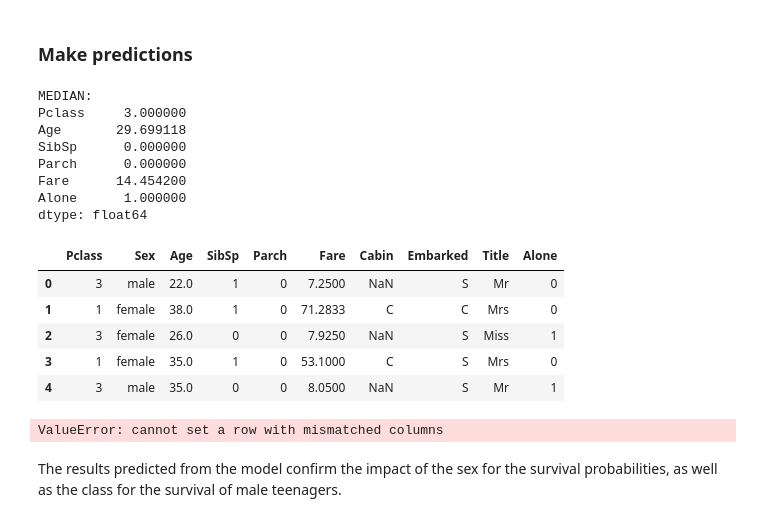
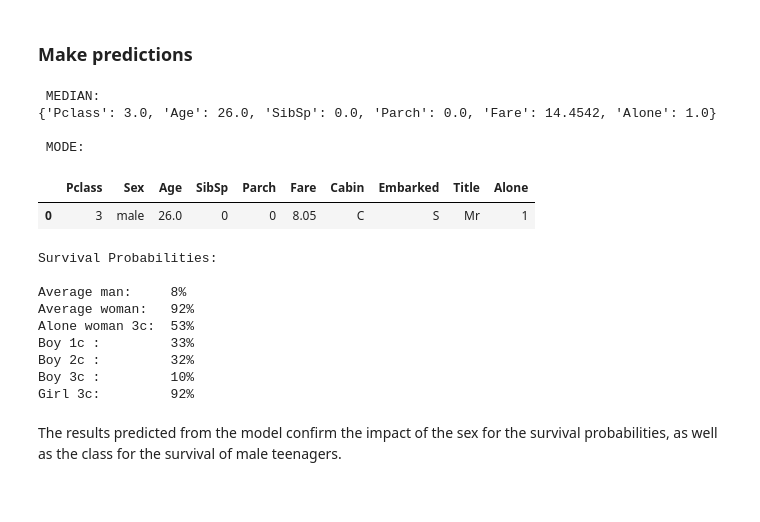
Before and after one commit to angelmtenor/data-science-keras, a Jupyter notebook: titanic.ipynb, the cells around one changed output. Drawn from its saved outputs; the diff is of its cells as text; code cells hidden in the pictures.

```diff
--- a/titanic.ipynb
+++ b/titanic.ipynb
@@ -154,0 +128,5 @@ Binary target: ~38% ones, ~62% ones. F1 score won't be used.
+# %%
+# the median of Age for different Pclass and Tittle will be used
+ref = df[['Pclass', 'Title', 'Age']].groupby(['Pclass', 'Title'], as_index=False).median()
+ref.rename(columns={'Age': 'Age_median'}, inplace=True)
+ref
@@ -154,0 +147,19 @@ Binary target: ~38% ones, ~62% ones. F1 score won't be used.
+# %%
+# temporal add Age_median to the data to fill NaNs
+df = df.merge(ref[['Pclass', 'Title', 'Age_median']], on=['Pclass', 'Title'], how='left')
+df['Age'].fillna(df['Age_median'], inplace=True)
+df.drop('Age_median', axis='columns', inplace=True)
+# %%
+# Fill rest of categorical variables with the mode
+
+modes = df[categorical].mode()   # this solves fillna issue with mode()
+for idx, f in enumerate(df[categorical]):
+    df[f] = df[f].fillna(modes.iloc[0,idx])
+
+    # df.apply(lambda x: x.fillna(x.mean()),axis=0)
+#df.mode()
+# %%
+# replace numeric NaN values with the median (not needed here)
+df.fillna(df.median(), inplace=True)
+
+helper.show_missing(df)
@@ -327,19 +378,12 @@ Test Accuracy: 0.80
 # %%
 # input data format
-print("MEDIAN: \n{}".format(df[features].median()))
-df[features].head()
+print(" MEDIAN: \n{}".format(dict(df[features].median())))
+print("\n MODE:")
+df[features].mode()
 # %% [output]
-MEDIAN:
-Pclass     3.000000
-Age       29.699118
-SibSp      0.000000
-Parch      0.000000
-Fare      14.454200
-Alone      1.000000
-dtype: float64
+ MEDIAN:
+{'Pclass': 3.0, 'Age': 26.0, 'SibSp': 0.0, 'Parch': 0.0, 'Fare': 14.4542, 'Alone': 1.0}
+
+ MODE:
 |  | Pclass | Sex | Age | SibSp | Parch | Fare | Cabin | Embarked | Title | Alone |
-| 0 | 3 | male | 22.0 | 1 | 0 | 7.2500 | NaN | S | Mr | 0 |
-| 1 | 1 | female | 38.0 | 1 | 0 | 71.2833 | C | C | Mrs | 0 |
-| 2 | 3 | female | 26.0 | 0 | 0 | 7.9250 | NaN | S | Miss | 1 |
-| 3 | 1 | female | 35.0 | 1 | 0 | 53.1000 | C | S | Mrs | 0 |
-| 4 | 3 | male | 35.0 | 0 | 0 | 8.0500 | NaN | S | Mr | 1 |
+| 0 | 3 | male | 26.0 | 0 | 0 | 8.05 | C | S | Mr | 1 |
@@ -386,17 +390,24 @@ def show_survival(passengers):
 # %%
-# single_data:['Pclass', 'Sex', 'Age', 'SibSp', 'Parch', 'Fare', 'Cabin', 'Embarked', 'Alone']
-new_passengers = {'Average man':    [2, 'male',   30, 1, 0, 14, 'n', 'S', 0],
-                  'Average woman':  [2, 'female', 30, 1, 0, 14, 'n', 'S', 0],
-                  'Alone woman 3c': [3, 'female', 30, 0, 0, 8, 'n', 'S', 1],
-                  'Boy 1c ':        [1, 'male',   11, 0, 2, 31, 'n', 'S', 0],
-                  'Boy 2c ':        [1, 'male',   11, 0, 2, 14, 'n', 'S', 0],
-                  'Boy 3c ':        [3, 'male',   11, 0, 2, 8,  'n', 'S', 0],
-                  'Girl 3c':        [1, 'female', 11, 0, 2, 8, 'n', 'S', 0],
+new_passengers = {'Average man':    [2, 'male',   26, 1, 0, 14, 'C', 'S', 'Mr', 0],
+                  'Average woman':  [2, 'female', 26, 1, 0, 14, 'C', 'S', 'Mrs', 0],
+                  'Alone woman 3c': [3, 'female', 26, 0, 0, 8,  'C', 'S', 'Miss', 1],
+                  'Boy 1c ':        [1, 'male',   11, 0, 2, 31, 'C', 'S', 'Mr', 0],
+                  'Boy 2c ':        [1, 'male',   11, 0, 2, 14, 'C', 'S', 'Mr', 0],
+                  'Boy 3c ':        [3, 'male',   11, 0, 2, 8,  'C', 'S', 'Mr', 0],
+                  'Girl 3c':        [1, 'female', 11, 0, 2, 8, 'C', 'S', 'Miss', 0],
                  }
 
 show_survival(new_passengers)
 # %% [output]
-ValueError: cannot set a row with mismatched columns
+Survival Probabilities:
+
+Average man:     8%
+Average woman:   92%
+Alone woman 3c:  53%
+Boy 1c :         33%
+Boy 2c :         32%
+Boy 3c :         10%
+Girl 3c:         92%
 # %% [markdown]
 The results predicted from the model confirm the impact of the sex for the survival probabilities, as well as the class for the survival of male teenagers.
 # %% [markdown]
```
Also changed, not shown: parts of 30 cells of this notebook, 1 other file.
